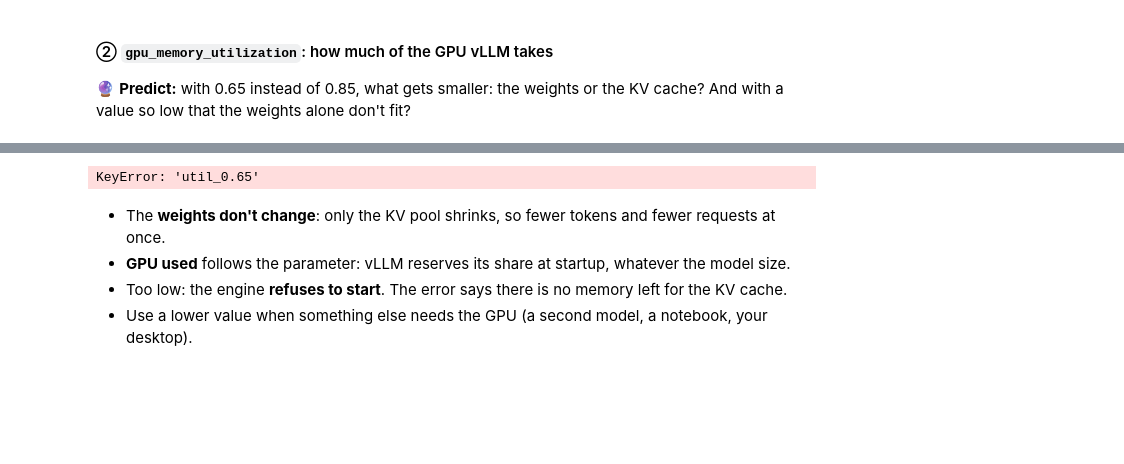
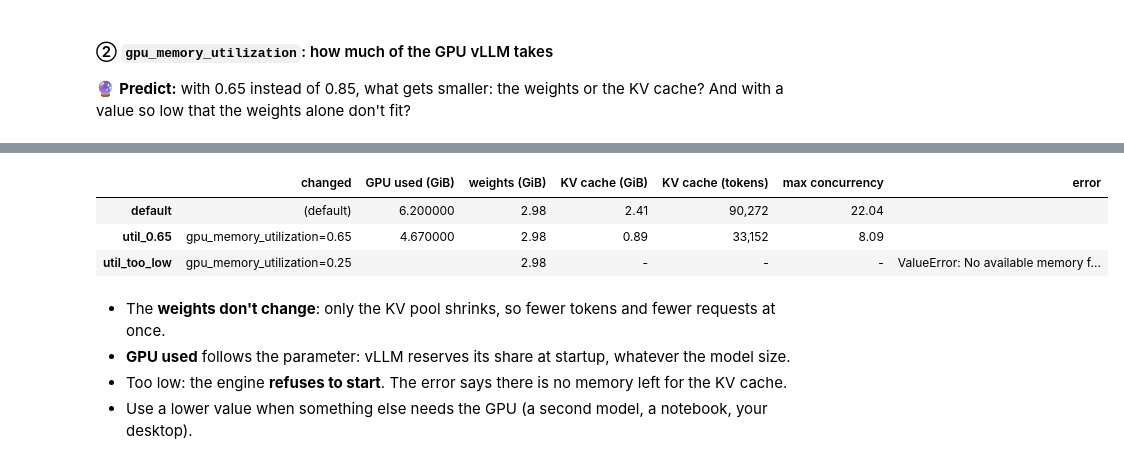
Before and after one commit to lopozz/ai-lectures, a Jupyter notebook: llm_in_prod/L1.ipynb, the cells around one changed output, grey strips where cells are left out. Cells and saved outputs as stored; diff of their text form; code cells hidden in the pictures; blank space fills up the shorter version.

```diff
--- a/llm_in_prod/L1.ipynb
+++ b/llm_in_prod/L1.ipynb
@@ -403,7 +380,7 @@ INFO 11-09 15:54:33 [kernel.py:416] Final IR op priority after setting platform
 🔮 **Predict:** with 0.65 instead of 0.85, what gets smaller: the weights or the KV cache?
 And with a value so low that the weights alone don't fit?
 # %%
-import json, random, subprocess, sys, re, time
+import json, subprocess, time
 
 total_gib = int(subprocess.run(["nvidia-smi", "--query-gpu=memory.total", "--format=csv,noheader,nounits"],
                                capture_output=True, text=True).stdout.split()[0]) / 1024
@@ -411,6 +388,7 @@ too_low = round(2.0 / total_gib, 2)          # 2 GiB: less than the ~3 GiB of we
 print(f"GPU: {total_gib:.1f} GiB -> too low = {too_low}")
 
 run_engine("default")
+run_engine("util_0.65", gpu_memory_utilization=0.65)
 run_engine("util_too_low", gpu_memory_utilization=too_low, verbose=True)
 df = compare("default", "util_0.65", "util_too_low",
         cols=["GPU used (GiB)", "weights (GiB)", "KV cache (GiB)", "KV cache (tokens)", "max concurrency"])
@@ -437,4 +399,7 @@ RuntimeError: Engine core initialization failed. See root cause above. Failed co
-KeyError: 'util_0.65'
+|  | changed | GPU used (GiB) | weights (GiB) | KV cache (GiB) | KV cache (tokens) | max concurrency | error |
+| default | (default) | 6.200000 | 2.98 | 2.41 | 90,272 | 22.04 |  |
+| util_0.65 | gpu_memory_utilization=0.65 | 4.670000 | 2.98 | 0.89 | 33,152 | 8.09 |  |
+| util_too_low | gpu_memory_utilization=0.25 |  | 2.98 | - | - | - | ValueError: No available memory f... |
 # %% [markdown]
 - The **weights don't change**: only the KV pool shrinks, so fewer tokens and fewer requests at once.
 - **GPU used** follows the parameter: vLLM reserves its share at startup, whatever the model size.
```
Also changed, not shown: parts of 18 cells of this notebook, 3 other files.
